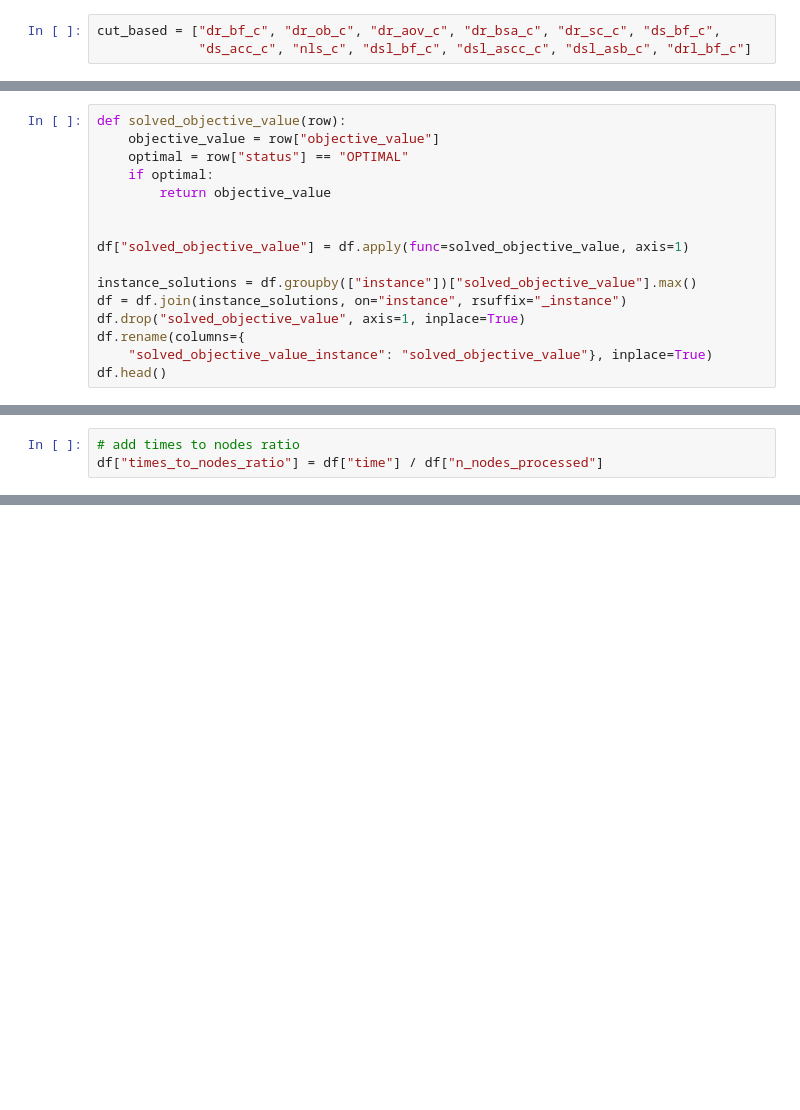
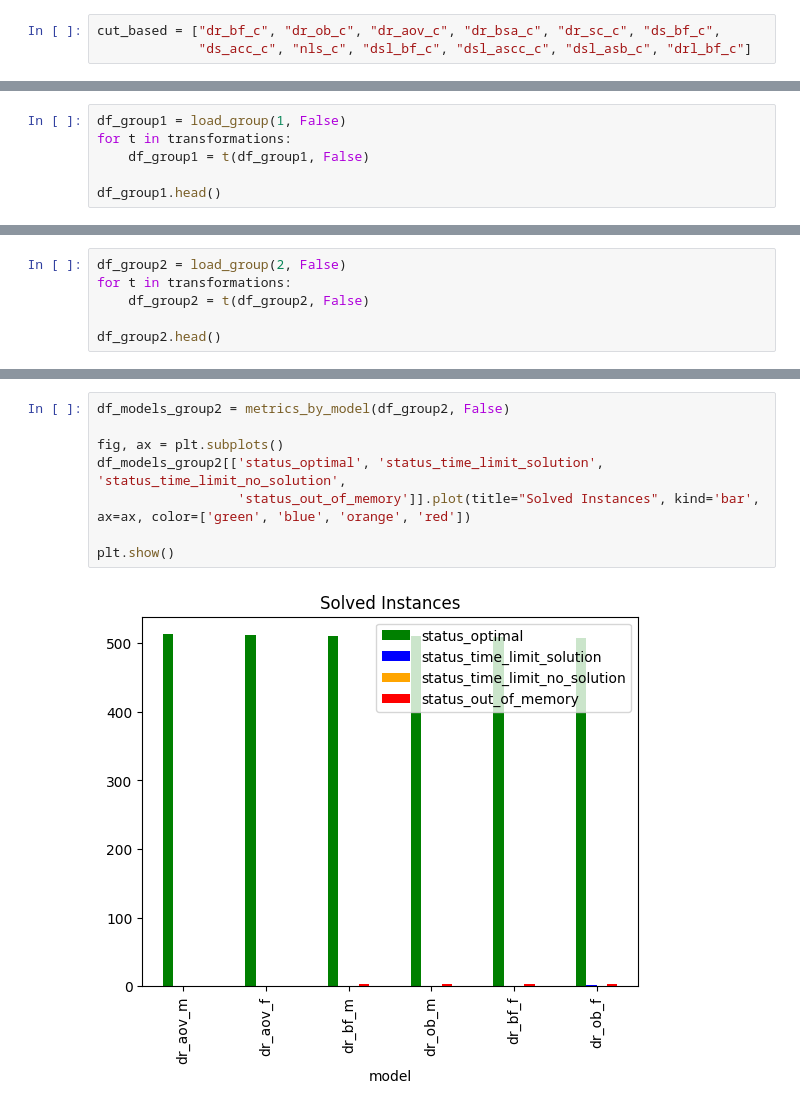
Before and after one commit to nacho692/mrsa, a Jupyter notebook: experimentation/experimentation.ipynb, the cells around one changed output, grey strips where cells are left out. Cells and saved outputs as stored; diff of their text form; blank space fills up the shorter version.

Commit message:
add group 2 experiments

```diff
--- a/experimentation/experimentation.ipynb
+++ b/experimentation/experimentation.ipynb
@@ -127,16 +11,0 @@ Name: count, dtype: int64
-# %%
-def solved_objective_value(row):
-    objective_value = row["objective_value"]
-    optimal = row["status"] == "OPTIMAL"
-    if optimal:
-        return objective_value
-
-
-df["solved_objective_value"] = df.apply(func=solved_objective_value, axis=1)
-
-instance_solutions = df.groupby(["instance"])["solved_objective_value"].max()
-df = df.join(instance_solutions, on="instance", rsuffix="_instance")
-df.drop("solved_objective_value", axis=1, inplace=True)
-df.rename(columns={
-    "solved_objective_value_instance": "solved_objective_value"}, inplace=True)
-df.head()
@@ -169,3 +11,0 @@ df[["solved_objective_value", "linear_relaxation", "linear_relaxation_gap"]]
-# %%
-# add times to nodes ratio
-df["times_to_nodes_ratio"] = df["time"] / df["n_nodes_processed"]
@@ -375,0 +229,6 @@ plt.show()
+# %%
+df_group1 = load_group(1, False)
+for t in transformations:
+    df_group1 = t(df_group1, False)
+
+df_group1.head()
@@ -375,0 +406,6 @@ plt.show()
+# %%
+df_group2 = load_group(2, False)
+for t in transformations:
+    df_group2 = t(df_group2, False)
+
+df_group2.head()
@@ -375,0 +459,10 @@ plt.show()
+# %%
+df_models_group2 = metrics_by_model(df_group2, False)
+
+fig, ax = plt.subplots()
+df_models_group2[['status_optimal', 'status_time_limit_solution', 'status_time_limit_no_solution',
+                  'status_out_of_memory']].plot(title="Solved Instances", kind='bar', ax=ax, color=['green', 'blue', 'orange', 'red'])
+
+plt.show()
+# %% [output]
+[figure, added]
```
Also changed, not shown: parts of 51 cells of this notebook.
